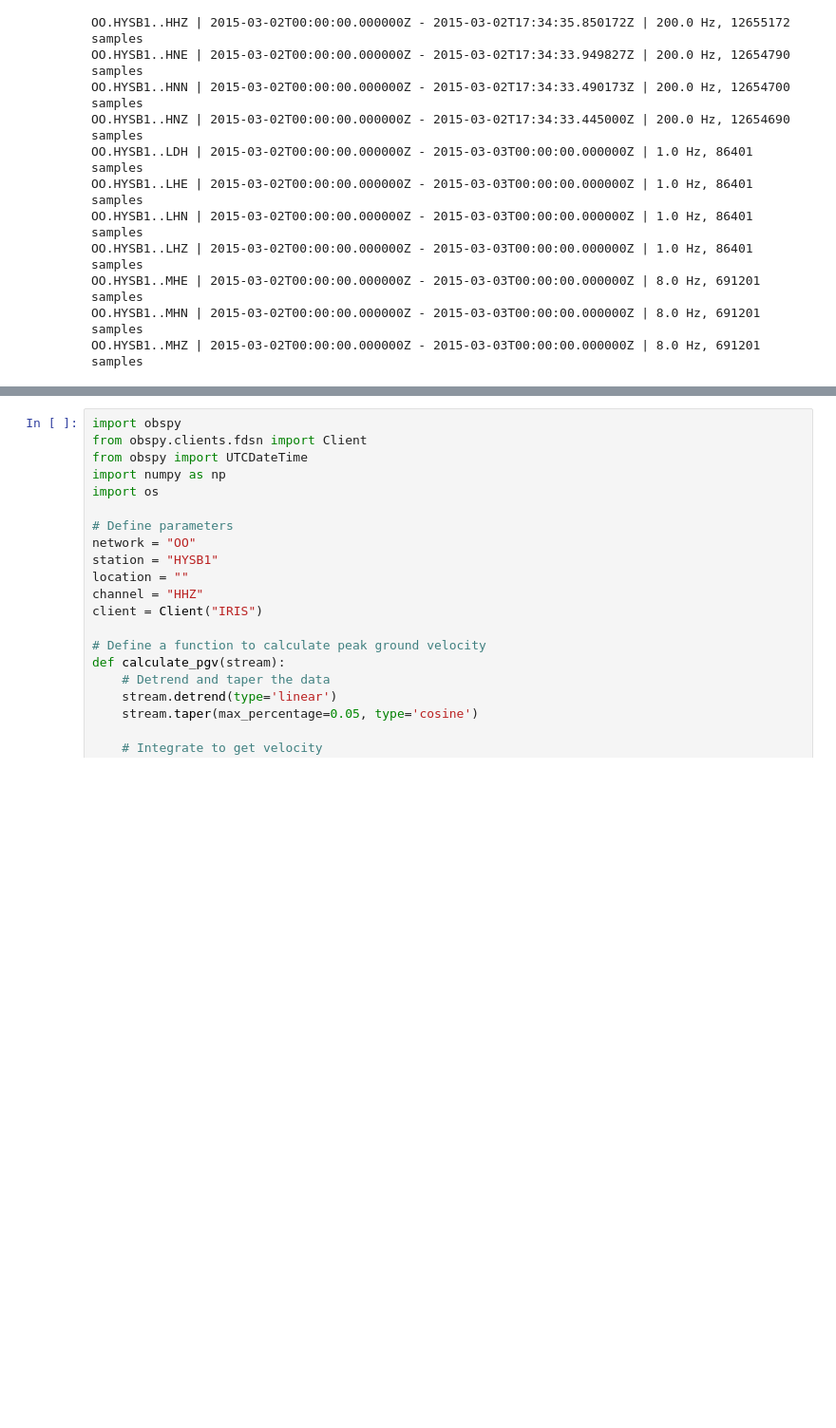
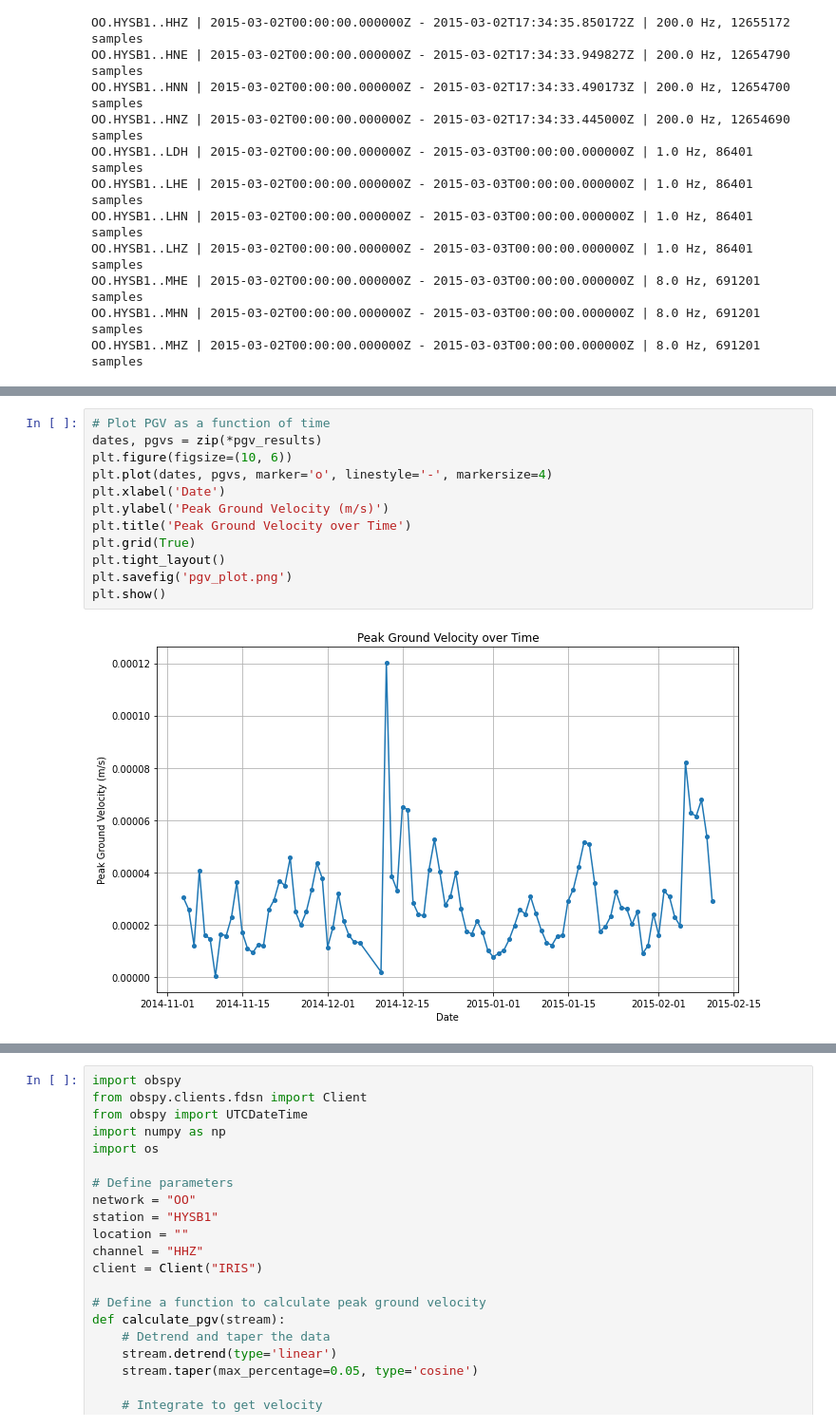
Before and after one commit to MaleenKidiwela/AmbientNoiseOOI, a Jupyter notebook: src/PGV.ipynb, the cells around one changed output, grey strips where cells are left out. Shown: that part at 95% size. Cells and saved outputs as stored; diff of their text form; blank space fills up the shorter version.

```diff
--- a/src/PGV.ipynb
+++ b/src/PGV.ipynb
@@ -27,0 +115,14 @@ OO.HYSB1..MHZ | 2015-03-02T00:00:00.000000Z - 2015-03-03T00:00:00.000000Z | 8.0
+# %%
+# Plot PGV as a function of time
+dates, pgvs = zip(*pgv_results)
+plt.figure(figsize=(10, 6))
+plt.plot(dates, pgvs, marker='o', linestyle='-', markersize=4)
+plt.xlabel('Date')
+plt.ylabel('Peak Ground Velocity (m/s)')
+plt.title('Peak Ground Velocity over Time')
+plt.grid(True)
+plt.tight_layout()
+plt.savefig('pgv_plot.png')
+plt.show()
+# %% [output]
+[figure, added]
```
Also changed, not shown: parts of 2 cells of this notebook, 3 other files.
